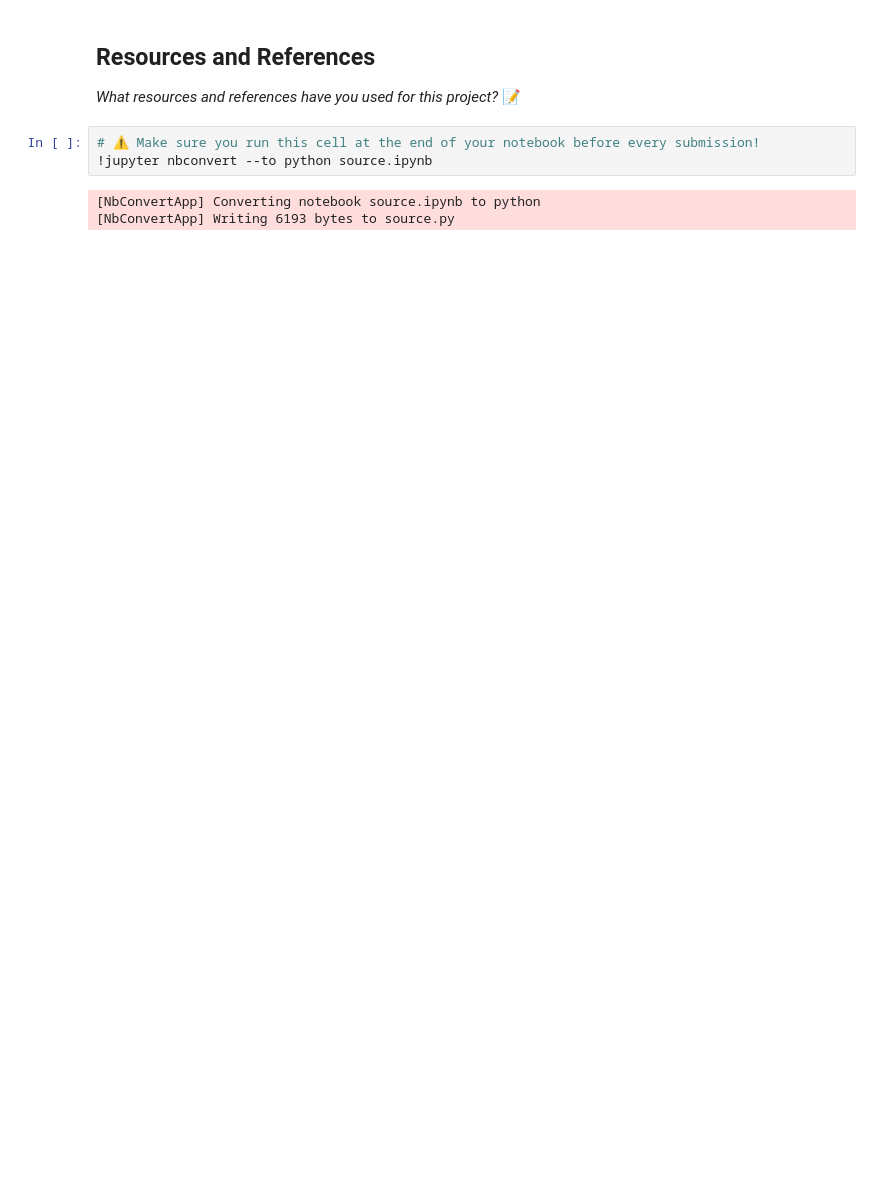
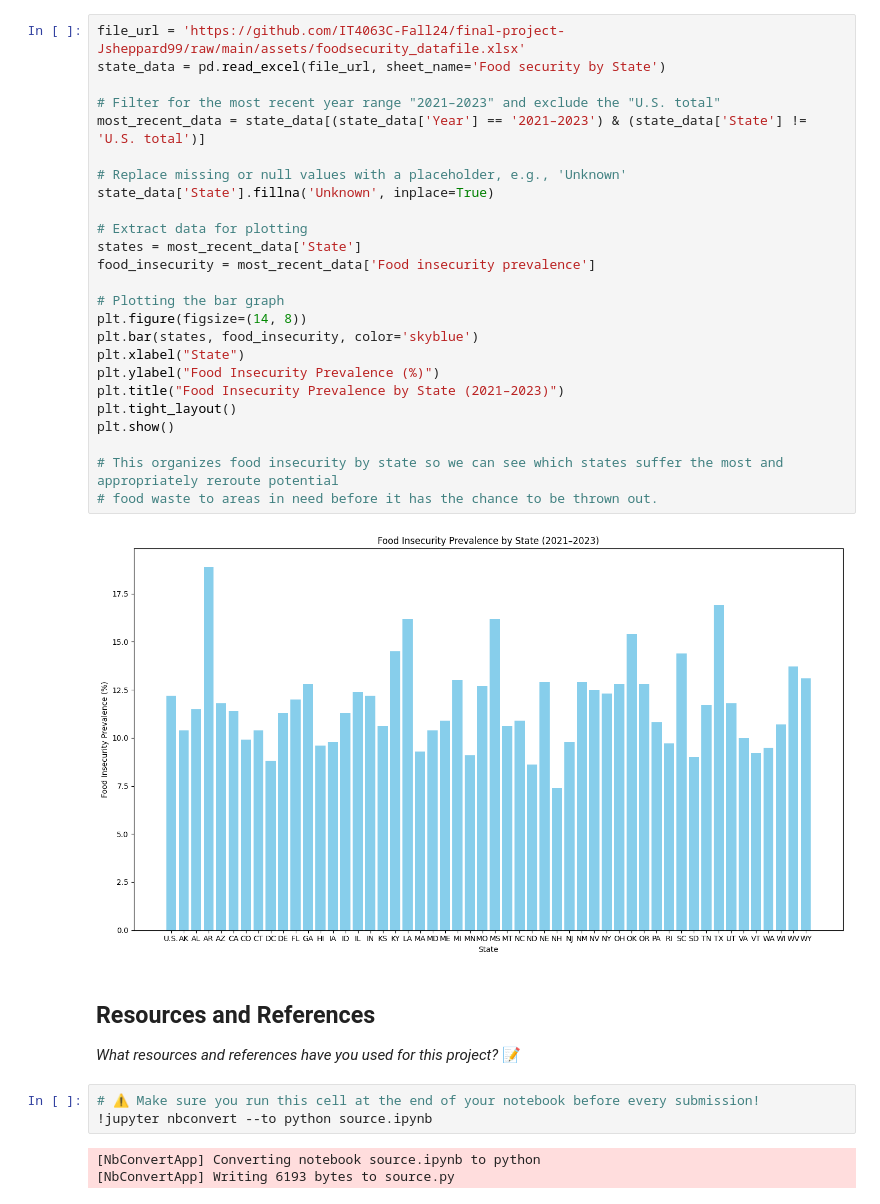
Before and after one commit to IT4063C-Fall24/final-project-Jsheppard99, a Jupyter notebook: source.ipynb, the cells around one changed output. Cells and saved outputs as stored; diff of their text form; blank space fills up the shorter version.

```diff
--- a/source.ipynb
+++ b/source.ipynb
@@ -235,3 +179,30 @@ print(data_2023)
+# %%
+file_url = 'https://github.com/IT4063C-Fall24/final-project-Jsheppard99/raw/main/assets/foodsecurity_datafile.xlsx'
+state_data = pd.read_excel(file_url, sheet_name='Food security by State')
+
+# Filter for the most recent year range "2021–2023" and exclude the "U.S. total"
+most_recent_data = state_data[(state_data['Year'] == '2021–2023') & (state_data['State'] != 'U.S. total')]
+
+# Replace missing or null values with a placeholder, e.g., 'Unknown'
+state_data['State'].fillna('Unknown', inplace=True)
+
+# Extract data for plotting
+states = most_recent_data['State']
+food_insecurity = most_recent_data['Food insecurity prevalence']
+
+# Plotting the bar graph
+plt.figure(figsize=(14, 8))
+plt.bar(states, food_insecurity, color='skyblue')
+plt.xlabel("State")
+plt.ylabel("Food Insecurity Prevalence (%)")
+plt.title("Food Insecurity Prevalence by State (2021–2023)")
+plt.tight_layout()
+plt.show()
+
+# This organizes food insecurity by state so we can see which states suffer the most and appropriately reroute potential
+# food waste to areas in need before it has the chance to be thrown out.
+# %% [output]
+[figure, added]
 # %% [markdown]
 ## Resources and References
 *What resources and references have you used for this project?*
```
Also changed, not shown: parts of 18 cells of this notebook, 1 other file.
